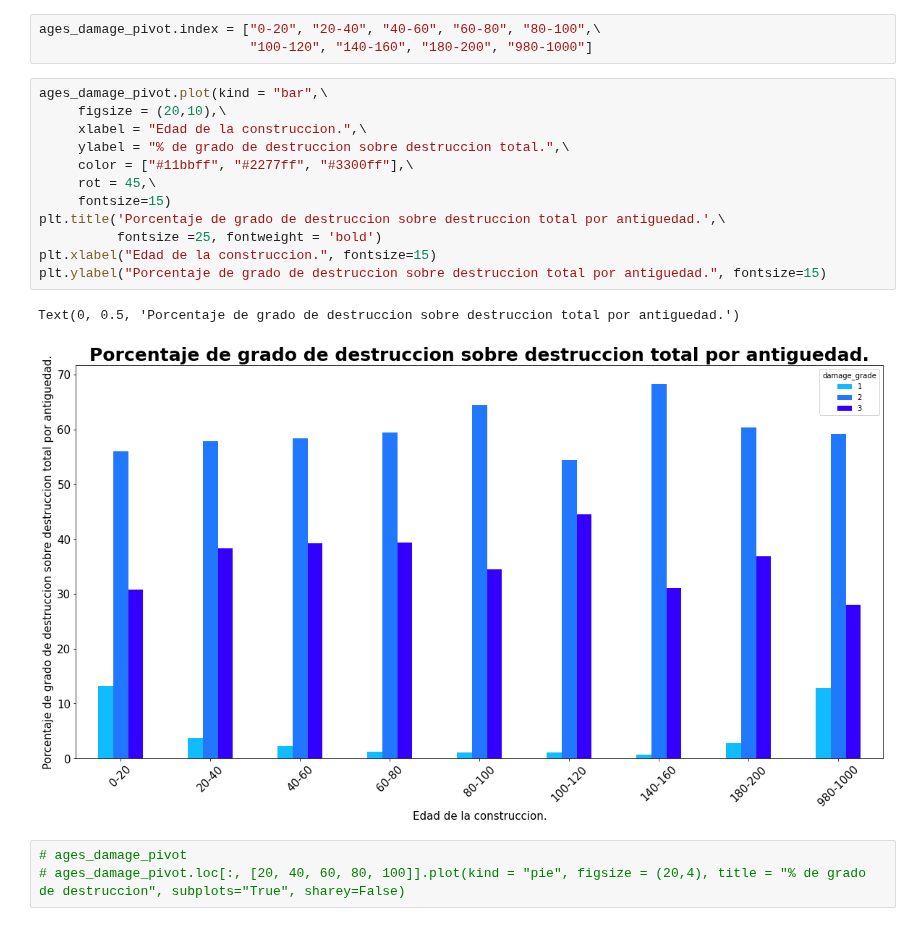
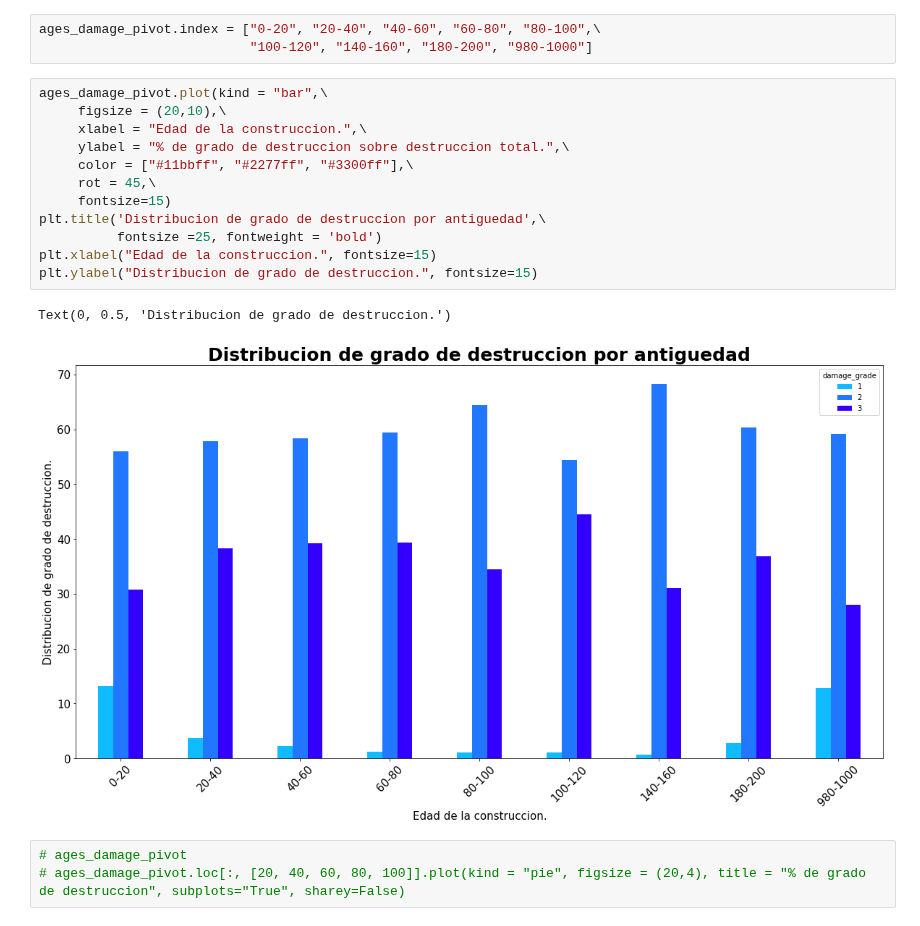
Before and after one commit to joaquinfontela/OrganizacionDeDatos-TP1, a Jupyter notebook: src/Continuous.ipynb, the cells around one changed output. Cells and saved outputs as stored; diff of their text form.

Commit message:
change label and titles on graphics

```diff
--- a/src/Continuous.ipynb
+++ b/src/Continuous.ipynb
@@ -259,18 +259,18 @@ ages_damage_pivot.index = ["0-20", "20-40", "40-60", "60-80", "80-100",\
 # %%
 ages_damage_pivot.plot(kind = "bar",\
      figsize = (20,10),\
      xlabel = "Edad de la construccion.",\
      ylabel = "% de grado de destruccion sobre destruccion total.",\
      color = ["#11bbff", "#2277ff", "#3300ff"],\
      rot = 45,\
      fontsize=15)
-plt.title('Porcentaje de grado de destruccion sobre destruccion total por antiguedad.',\
+plt.title('Distribucion de grado de destruccion por antiguedad',\
           fontsize =25, fontweight = 'bold')
 plt.xlabel("Edad de la construccion.", fontsize=15)
-plt.ylabel("Porcentaje de grado de destruccion sobre destruccion total por antiguedad.", fontsize=15)
+plt.ylabel("Distribucion de grado de destruccion.", fontsize=15)
 # %% [output]
-Text(0, 0.5, 'Porcentaje de grado de destruccion sobre destruccion total por antiguedad.')
+Text(0, 0.5, 'Distribucion de grado de destruccion.')
-[figure, old version]
+[figure, new version]
 # %%
 # ages_damage_pivot
 # ages_damage_pivot.loc[:, [20, 40, 60, 80, 100]].plot(kind = "pie", figsize = (20,4), title = "% de grado de destruccion", subplots="True", sharey=False)
```
Also changed, not shown: parts of 2 cells of this notebook, 2 other files.
